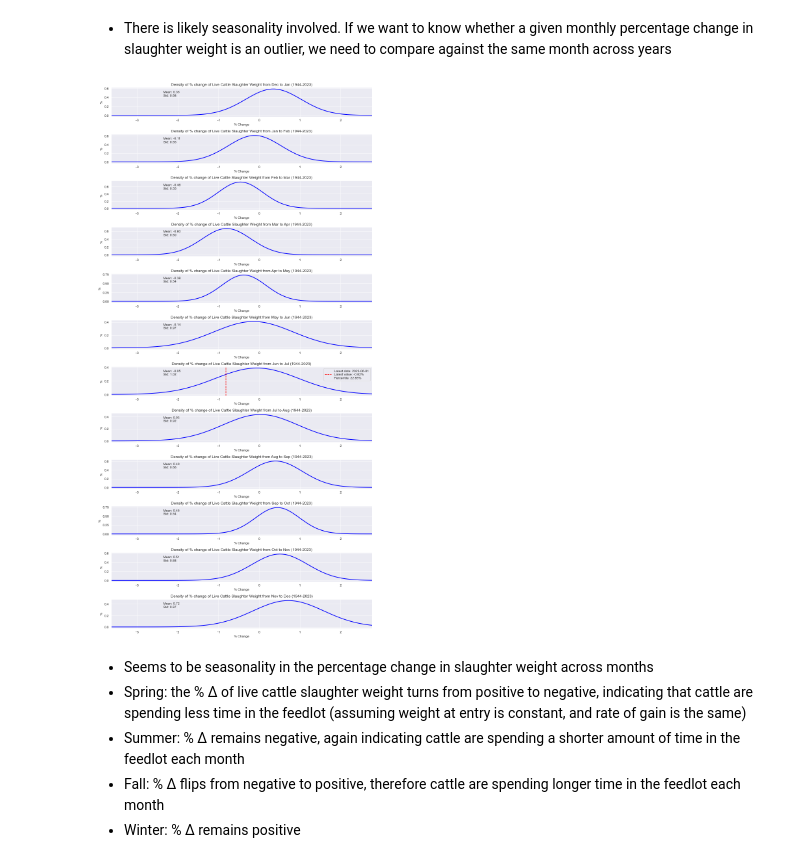
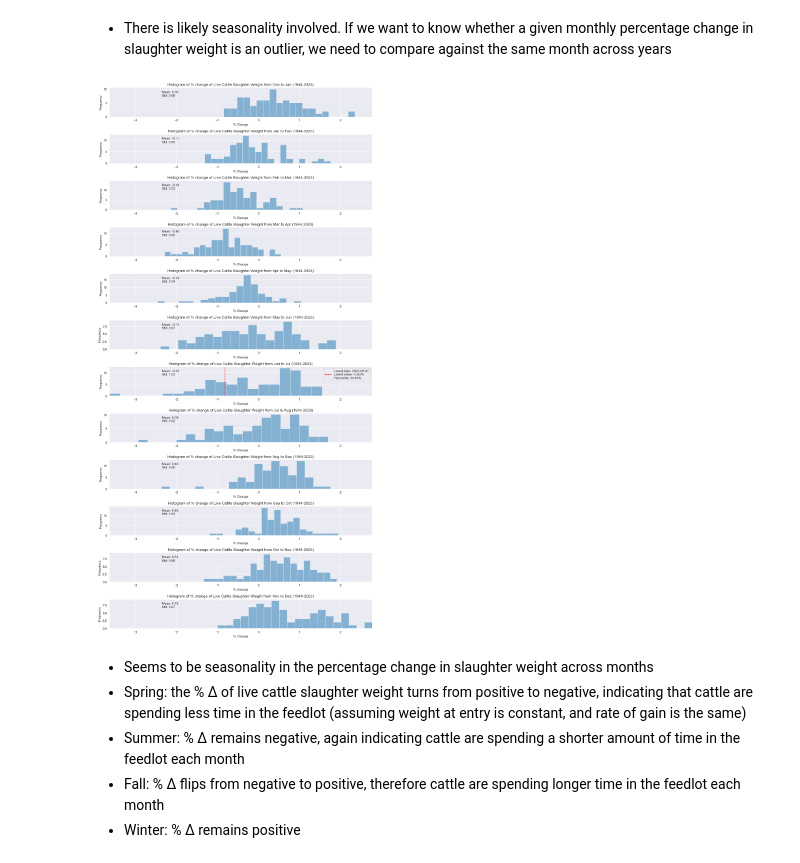
Before and after one commit to EricOstr/live_cattle, a Jupyter notebook: analysis/slaughter_weight.ipynb, the cells around one changed output. Drawn from its saved outputs; the diff is of its cells as text; code cells hidden in the pictures.

Commit message:
changed PDFs to histograms on monthly % change in slaughter weight

```diff
--- a/analysis/slaughter_weight.ipynb
+++ b/analysis/slaughter_weight.ipynb
@@ -47,46 +46,42 @@ Text(0.5, 1.0, 'Monthly % change in slaughter weight (1944-2023)')
 # %% [markdown]
 - There is likely seasonality involved. If we want to know whether a given monthly percentage change in slaughter weight is an outlier, we need to compare against the same month across years
 # %%
-from scipy.stats import norm
+import matplotlib.pyplot as plt
 import numpy as np
 
 look_back = 1
 
 pct_change_lookback = slaughter_live_weight_ge_500.pct_change(look_back)*100
 pct_change_group = pct_change_lookback.groupby(pct_change_lookback.index.month)
-x_range = np.linspace(pct_change_lookback.min(), pct_change_lookback.max(), 100)
 
 lates_pct_change = pct_change_lookback[-1]
 latest_date = pct_change_lookback.index[-1]
 
-
 fig, axs = plt.subplots(nrows=12, figsize=(12, 24))
-
 
 for i, (ax, pct_change_m) in enumerate(zip(axs, pct_change_group)):
 
     pct_change_m = pct_change_m[1].dropna()
-    mu, std = norm.fit(pct_change_m)
-    pdf_series = norm.pdf(x_range, mu, std)
-    ax.plot(x_range, pdf_series, 'b', linewidth=2)
+    ax.hist(pct_change_m, bins=20, alpha=0.5)
 
+    mu, std = np.mean(pct_change_m), np.std(pct_change_m)
     ax.text(0.2, 0.9, f"Mean: {mu:.2f}\nStd: {std:.2f}", transform=ax.transAxes, fontsize=10, verticalalignment='top')
-    ax.set_title(f'Density of % change of Live Cattle Slaughter Weight from {src.number_to_month[(11+i)%12]} to {src.number_to_month[i]} (1944-2023)')
+    ax.set_title(f'Histogram of % change of Live Cattle Slaughter Weight from {src.number_to_month[(11+i)%12]} to {src.number_to_month[i]} (1944-2023)')
     ax.set_xlabel('% Change')
-    ax.set_ylabel('%')
+    ax.set_ylabel('Frequency')
 
     ax.set_xlim(pct_change_lookback.min(), pct_change_lookback.max())
 
     if i == latest_date.month:
 
-        percentile = norm.cdf(lates_pct_change, mu, std)*100
+        percentile = (pct_change_m < lates_pct_change).sum() / len(pct_change_m) * 100
         ax.axvline(x=pct_change_lookback.iloc[-1], color='r', linestyle='--', label=f'Latest date: {latest_date.date()}\nLatest value: {round(lates_pct_change,2)}%\nPercentile: {round(percentile,2)}%')
         ax.legend()
 
 plt.tight_layout()
 plt.show()
 # %% [output]
-[figure, old version]
+[figure, new version]
 # %% [markdown]
 - Seems to be seasonality in the percentage change in slaughter weight across months
 - Spring: the % ∆ of live cattle slaughter weight turns from positive to negative, indicating that cattle are spending less time in the feedlot (assuming weight at entry is constant, and rate of gain is the same)
```
Also changed, not shown: parts of 6 cells of this notebook.
